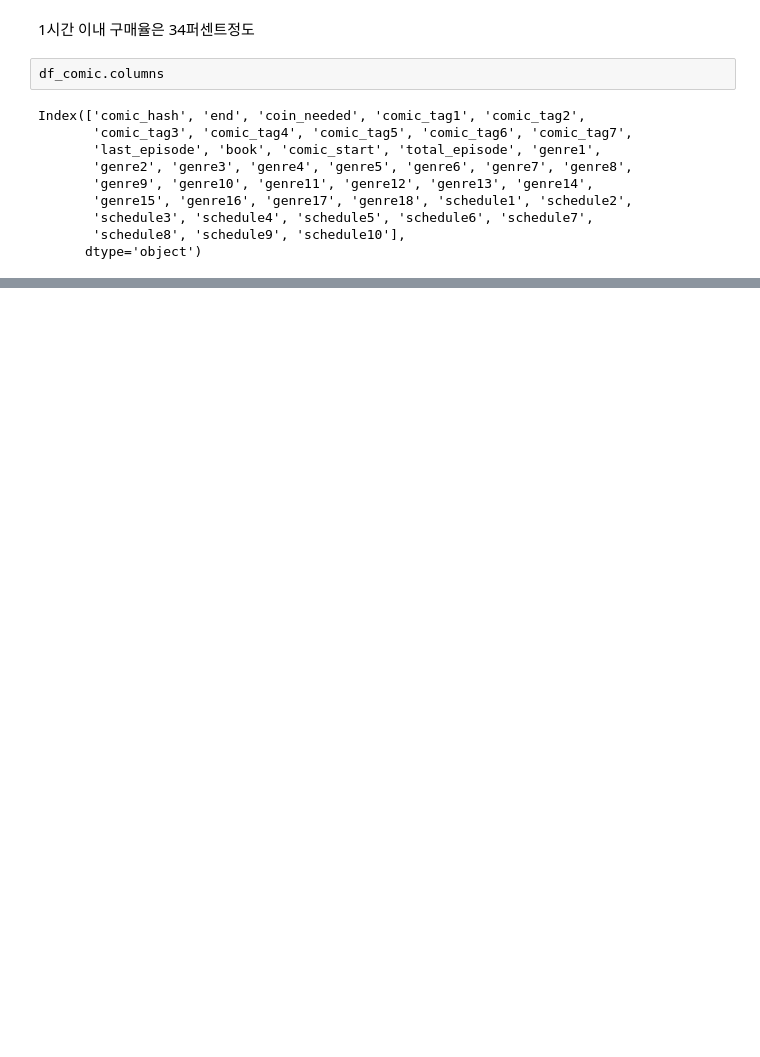
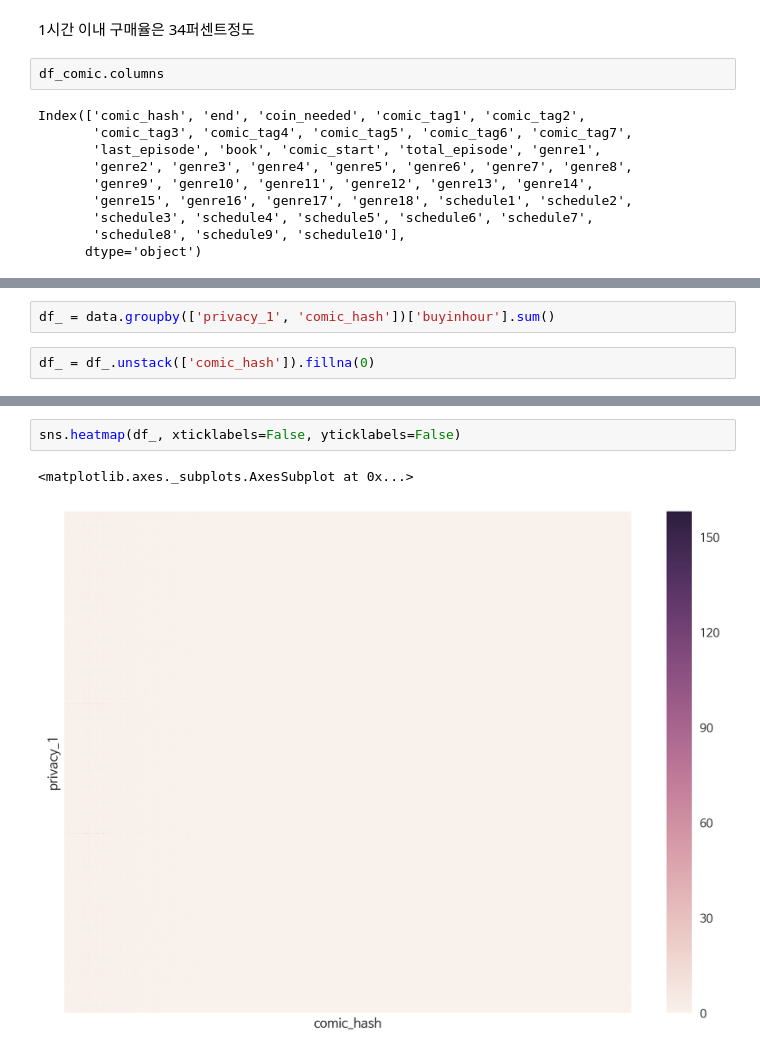
Before and after one commit to simonjisu/regincomics_data, a Jupyter notebook: Untitled.ipynb, the cells around one changed output, grey strips where cells are left out. Saved outputs shown, nothing was run; the diff lists cells and outputs as text; blank space fills up the shorter version.

```diff
--- a/Untitled.ipynb
+++ b/Untitled.ipynb
@@ -445,0 +494,4 @@ df_comic.groupby(['comic_hash'])['coin_needed','last_episode', ]
+# %%
+df_ = data.groupby(['privacy_1', 'comic_hash'])['buyinhour'].sum()
+# %%
+df_ = df_.unstack(['comic_hash']).fillna(0)
@@ -445,0 +520,5 @@ df_comic.groupby(['comic_hash'])['coin_needed','last_episode', ]
+# %%
+sns.heatmap(df_, xticklabels=False, yticklabels=False)
+# %% [output]
+<matplotlib.axes._subplots.AxesSubplot at 0x...>
+[figure, added]
```
Also changed, not shown: parts of 30 cells of this notebook.
